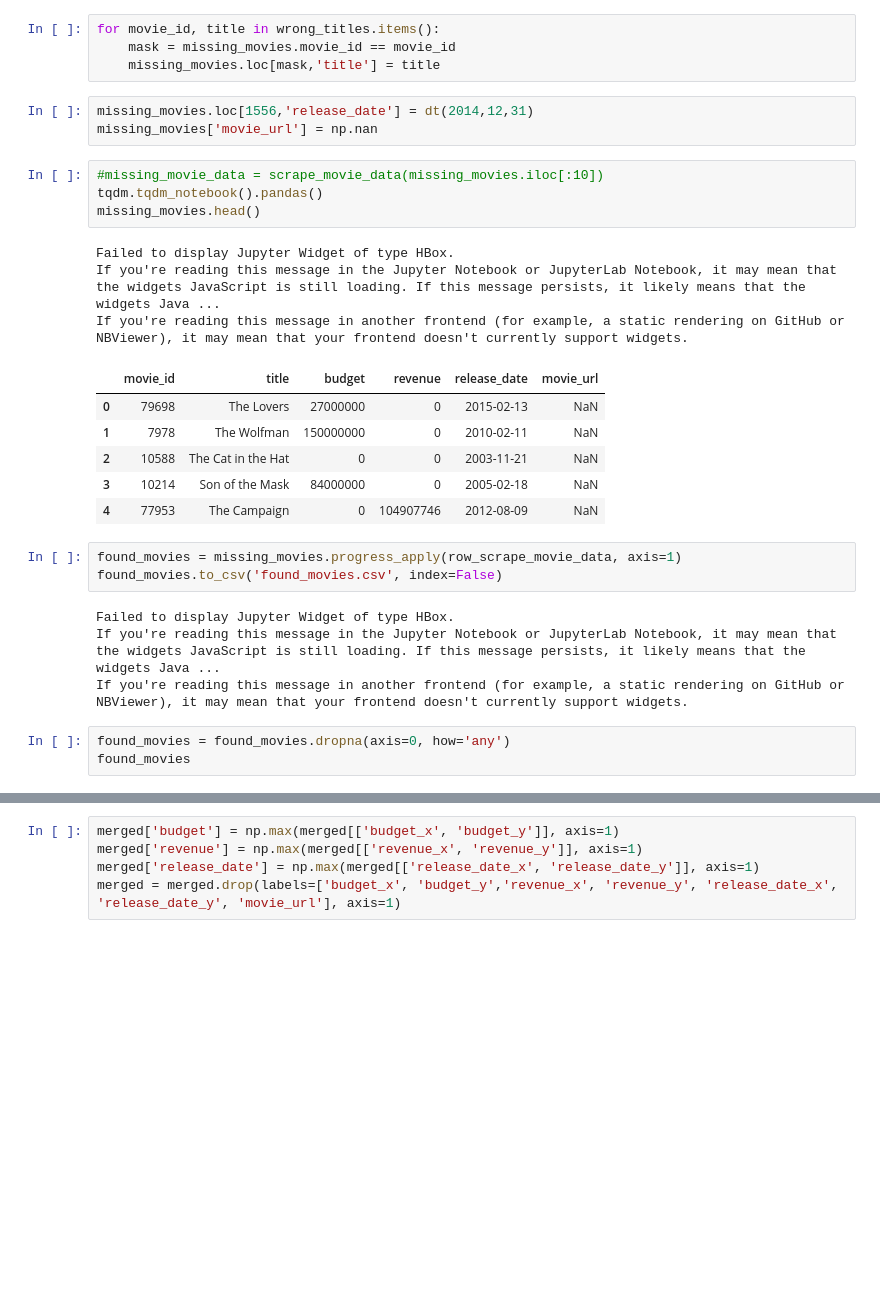
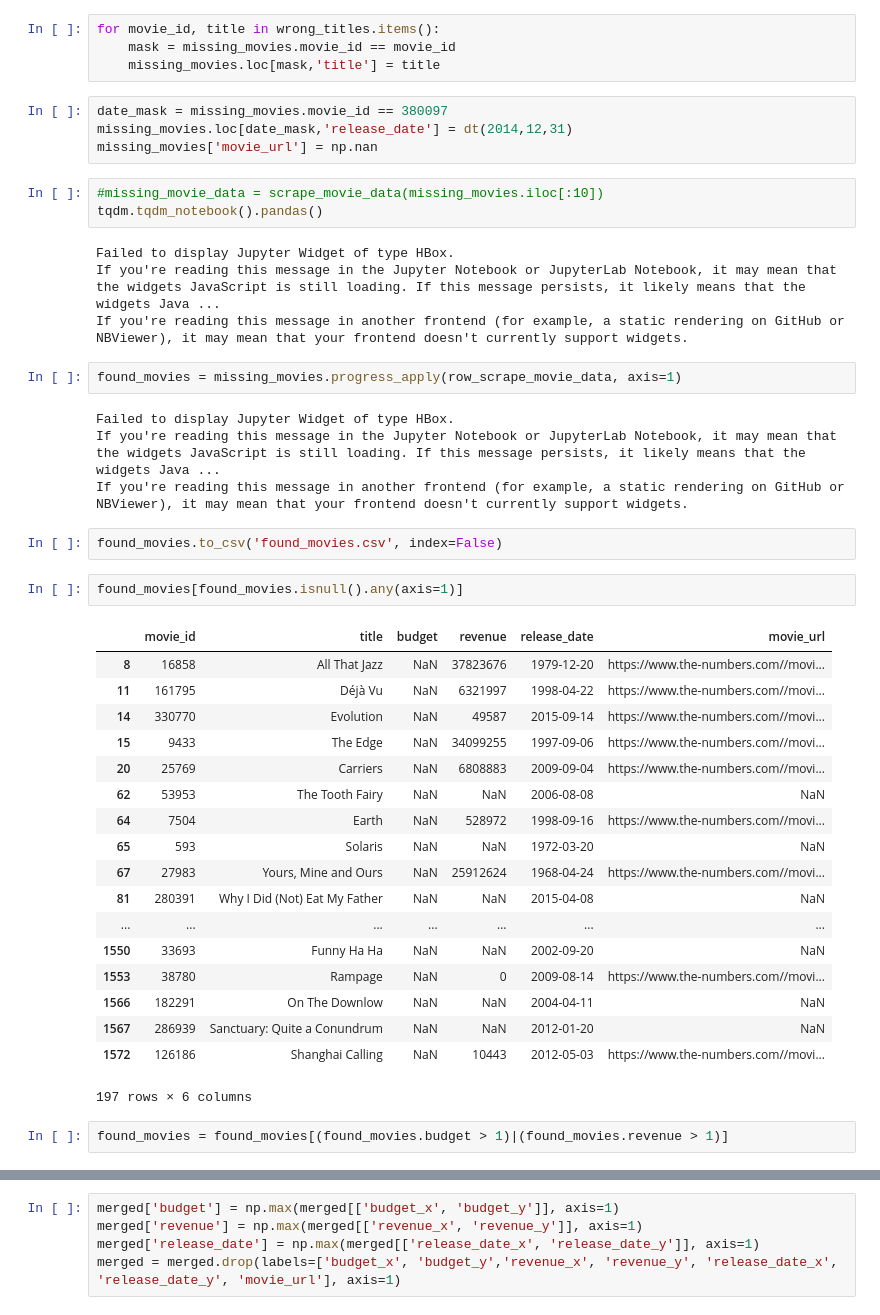
Before and after one commit to wsjk/Capstone_1, a Jupyter notebook: notebooks/clean_data.ipynb, the cells around one changed output, grey strips where cells are left out. Drawn from its saved outputs; the diff is of its cells as text; blank space fills up the shorter version.

```diff
--- a/notebooks/clean_data.ipynb
+++ b/notebooks/clean_data.ipynb
@@ -124,29 +125,44 @@ for movie_id, title in wrong_titles.items():
     mask = missing_movies.movie_id == movie_id
     missing_movies.loc[mask,'title'] = title
 # %%
-missing_movies.loc[1556,'release_date'] = dt(2014,12,31)
+date_mask = missing_movies.movie_id == 380097
+missing_movies.loc[date_mask,'release_date'] = dt(2014,12,31)
 missing_movies['movie_url'] = np.nan
 # %%
 #missing_movie_data = scrape_movie_data(missing_movies.iloc[:10])
 tqdm.tqdm_notebook().pandas()
-missing_movies.head()
 # %% [output]
 Failed to display Jupyter Widget of type HBox.
 If you're reading this message in the Jupyter Notebook or JupyterLab Notebook, it may mean that the widgets JavaScript is still loading. If this message persists, it likely means that the widgets Java ...
 If you're reading this message in another frontend (for example, a static rendering on GitHub or NBViewer), it may mean that your frontend doesn't currently support widgets.
-|  | movie_id | title | budget | revenue | release_date | movie_url |
-| 0 | 79698 | The Lovers | 27000000 | 0 | 2015-02-13 | NaN |
-| 1 | 7978 | The Wolfman | 150000000 | 0 | 2010-02-11 | NaN |
-| 2 | 10588 | The Cat in the Hat | 0 | 0 | 2003-11-21 | NaN |
-| 3 | 10214 | Son of the Mask | 84000000 | 0 | 2005-02-18 | NaN |
-| 4 | 77953 | The Campaign | 0 | 104907746 | 2012-08-09 | NaN |
 # %%
 found_movies = missing_movies.progress_apply(row_scrape_movie_data, axis=1)
-found_movies.to_csv('found_movies.csv', index=False)
 # %% [output]
 Failed to display Jupyter Widget of type HBox.
 If you're reading this message in the Jupyter Notebook or JupyterLab Notebook, it may mean that the widgets JavaScript is still loading. If this message persists, it likely means that the widgets Java ...
 If you're reading this message in another frontend (for example, a static rendering on GitHub or NBViewer), it may mean that your frontend doesn't currently support widgets.
-# %%
-found_movies = found_movies.dropna(axis=0, how='any')
-found_movies
+# %%
+found_movies.to_csv('found_movies.csv', index=False)
+# %%
+found_movies[found_movies.isnull().any(axis=1)]
+# %% [output]
+|  | movie_id | title | budget | revenue | release_date | movie_url |
+| 8 | 16858 | All That Jazz | NaN | 37823676 | 1979-12-20 | https://www.the-numbers.com//movi... |
+| 11 | 161795 | Déjà Vu | NaN | 6321997 | 1998-04-22 | https://www.the-numbers.com//movi... |
+| 14 | 330770 | Evolution | NaN | 49587 | 2015-09-14 | https://www.the-numbers.com//movi... |
+| 15 | 9433 | The Edge | NaN | 34099255 | 1997-09-06 | https://www.the-numbers.com//movi... |
+| 20 | 25769 | Carriers | NaN | 6808883 | 2009-09-04 | https://www.the-numbers.com//movi... |
+| 62 | 53953 | The Tooth Fairy | NaN | NaN | 2006-08-08 | NaN |
+| 64 | 7504 | Earth | NaN | 528972 | 1998-09-16 | https://www.the-numbers.com//movi... |
+| 65 | 593 | Solaris | NaN | NaN | 1972-03-20 | NaN |
+| 67 | 27983 | Yours, Mine and Ours | NaN | 25912624 | 1968-04-24 | https://www.the-numbers.com//movi... |
+| 81 | 280391 | Why I Did (Not) Eat My Father | NaN | NaN | 2015-04-08 | NaN |
+| ... | ... | ... | ... | ... | ... | ... |
+| 1550 | 33693 | Funny Ha Ha | NaN | NaN | 2002-09-20 | NaN |
+| 1553 | 38780 | Rampage | NaN | 0 | 2009-08-14 | https://www.the-numbers.com//movi... |
+| 1566 | 182291 | On The Downlow | NaN | NaN | 2004-04-11 | NaN |
+| 1567 | 286939 | Sanctuary: Quite a Conundrum | NaN | NaN | 2012-01-20 | NaN |
+| 1572 | 126186 | Shanghai Calling | NaN | 10443 | 2012-05-03 | https://www.the-numbers.com//movi... |
+197 rows × 6 columns
+# %%
+found_movies = found_movies[(found_movies.budget > 1)|(found_movies.revenue > 1)]
```
Also changed, not shown: parts of 6 cells of this notebook, 11 other files.
